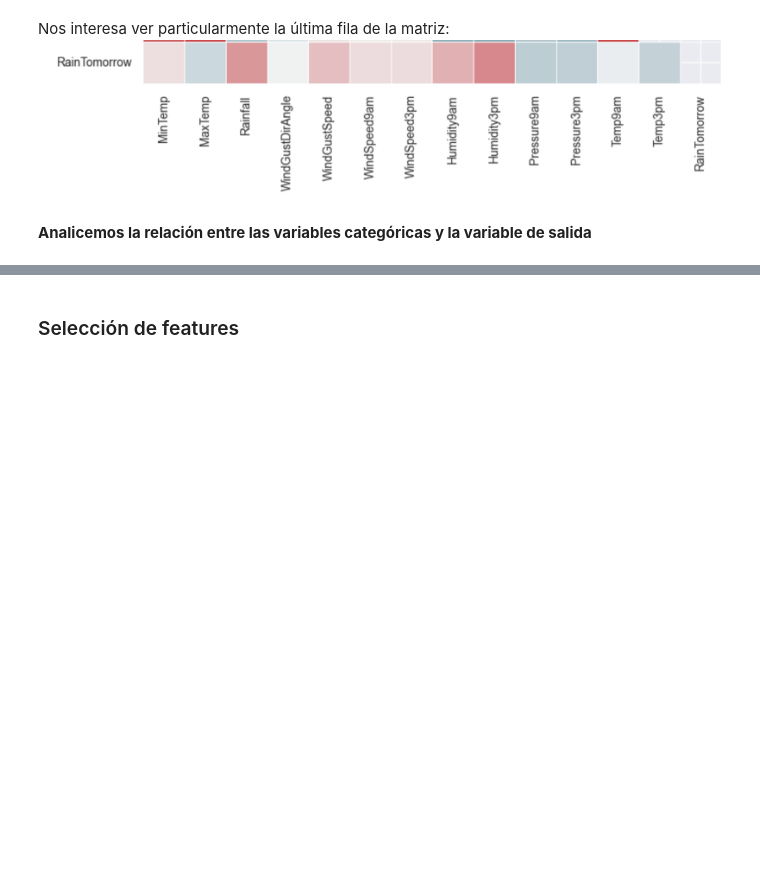
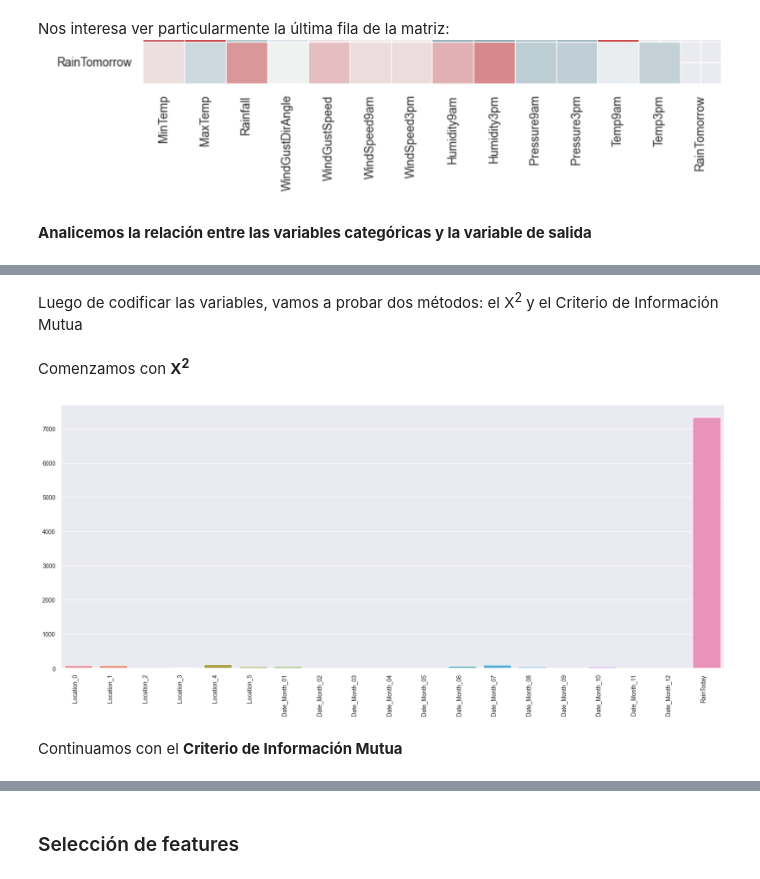
Before and after one commit to fede0ter0/ceia_and_tp_integrador, a Jupyter notebook: tp_integrador.ipynb, the cells around one changed output, grey strips where cells are left out. Drawn from its saved outputs; the diff is of its cells as text; code cells hidden in the pictures; blank space fills up the shorter version.

```diff
--- a/tp_integrador.ipynb
+++ b/tp_integrador.ipynb
@@ -795,3 +793,14 @@ Nos interesa ver particularmente la última fila de la matriz: <br>
 ![image.png](attachment:image.png)
 # %% [markdown]
 **Analicemos la relación entre las variables categóricas y la variable de salida**
+# %%
+cols = ["Location_0","Location_1","Location_2","Location_3","Location_4",
+        "Location_5","Date_Month_01","Date_Month_02","Date_Month_03","Date_Month_04","Date_Month_05",
+        "Date_Month_06","Date_Month_07","Date_Month_08","Date_Month_09","Date_Month_10","Date_Month_11",
+        "Date_Month_12","RainToday","RainTomorrow"]
+cat_data = df_encoded.copy()
+cat_data = cat_data.loc[:,cols]
+cat_data_x, cat_data_y = \
+cat_data[cat_data.columns[:-1]], \
+cat_data[cat_data.columns[-1]]
+X_cat_train, X_cat_test, y_cat_train, y_cat_test = train_test_split(cat_data_x, cat_data_y, test_size=0.2, random_state=1)
@@ -797,0 +823,21 @@ Nos interesa ver particularmente la última fila de la matriz: <br>
+# %% [markdown]
+Luego de codificar las variables, vamos a probar dos métodos: el X<sup>2</sup> y el Criterio de Información Mutua
+# %% [markdown]
+Comenzamos con **X<sup>2</sup>**
+# %%
+def select_features_chi2(X_train, y_train, X_test,k= 'all'):
+  fs = SelectKBest(score_func=chi2, k=k )
+  fs.fit(X_train, y_train)
+  X_train_fs = fs.transform(X_train)
+  X_test_fs = fs.transform(X_test)
+  return X_train_fs, X_test_fs, fs
+# %%
+X_train_fs, X_test_fs, fs = select_features_chi2(X_cat_train, y_cat_train, X_cat_test)
+fig,axes = plt.subplots(1,1,figsize=(20,8))
+bar = sns.barplot( x = [c for c in cat_data.columns[:-1] ], y = fs.scores_,ax=axes)
+bar.set_xticklabels(bar.get_xticklabels(), rotation=90, horizontalalignment='right')
+plt.show()
+# %% [output]
+[figure, added]
+# %% [markdown]
+Continuamos con el **Criterio de Información Mutua**
```
Also changed, not shown: parts of 16 cells of this notebook.
